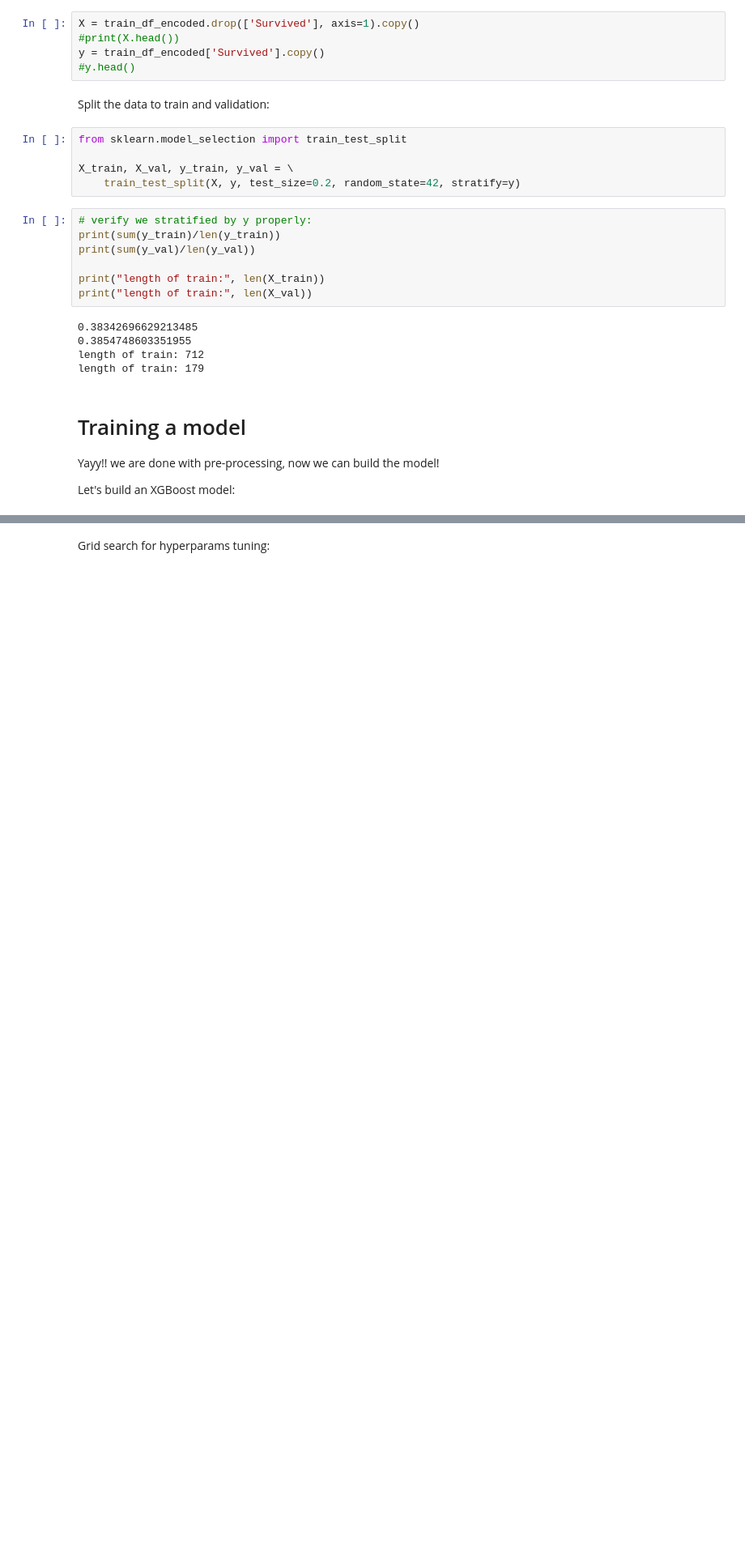
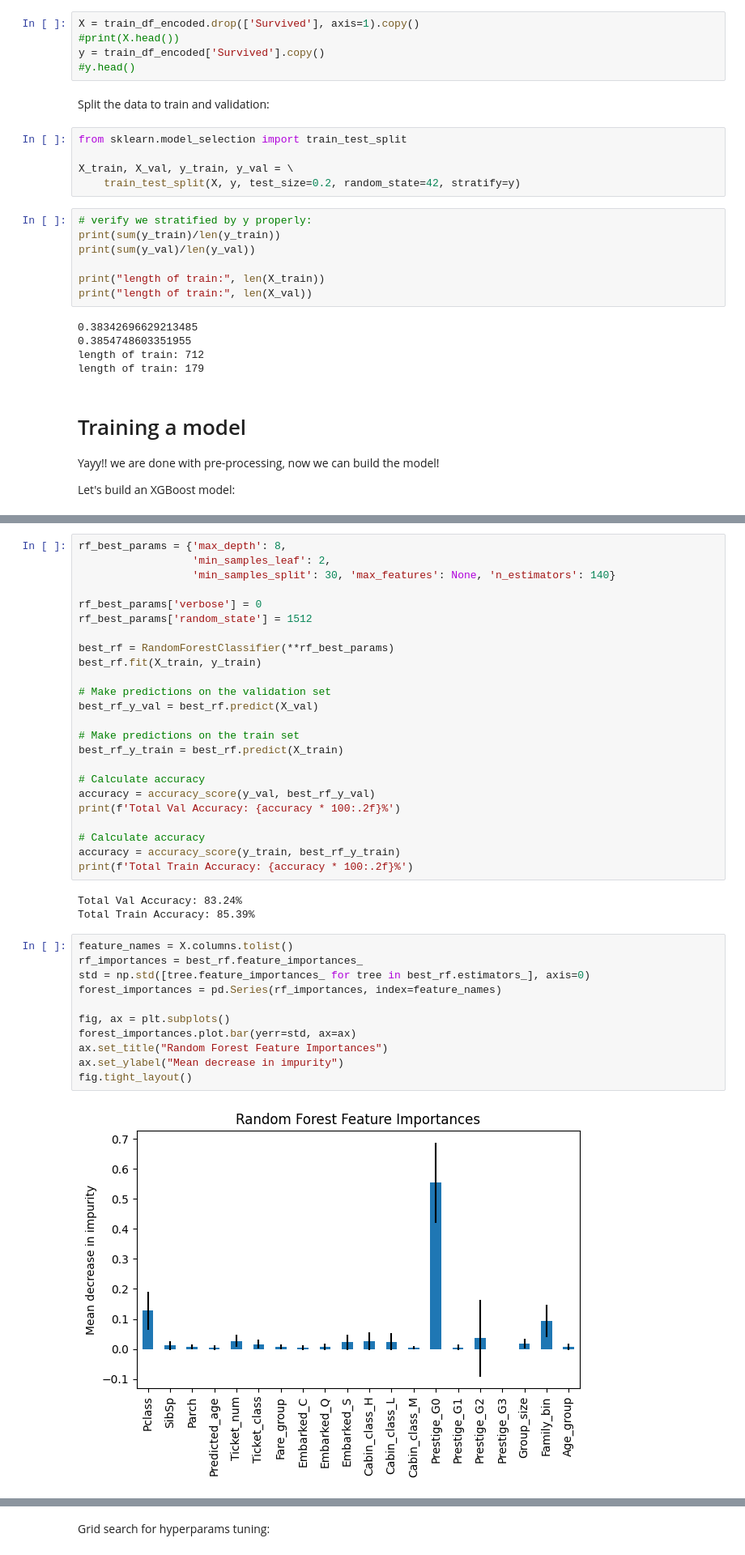
Before and after one commit to michalbh/titanic, a Jupyter notebook: titanic-trees-ensemble.ipynb, the cells around one changed output, grey strips where cells are left out. Shown: that part at 81% size. Cells and saved outputs as stored; diff of their text form; blank space fills up the shorter version.

Commit message:
Kaggle Notebook | Titanic_trees_ensemble | Version 27

```diff
--- a/titanic-trees-ensemble.ipynb
+++ b/titanic-trees-ensemble.ipynb
@@ -797,0 +1028,40 @@ Let's build an XGBoost model:
+# %%
+rf_best_params = {'max_depth': 8,
+                  'min_samples_leaf': 2,
+                  'min_samples_split': 30, 'max_features': None, 'n_estimators': 140}
+
+rf_best_params['verbose'] = 0
+rf_best_params['random_state'] = 1512
+
+best_rf = RandomForestClassifier(**rf_best_params)
+best_rf.fit(X_train, y_train)
+
+# Make predictions on the validation set
+best_rf_y_val = best_rf.predict(X_val)
+
+# Make predictions on the train set
+best_rf_y_train = best_rf.predict(X_train)
+
+# Calculate accuracy
+accuracy = accuracy_score(y_val, best_rf_y_val)
+print(f'Total Val Accuracy: {accuracy * 100:.2f}%')
+
+# Calculate accuracy
+accuracy = accuracy_score(y_train, best_rf_y_train)
+print(f'Total Train Accuracy: {accuracy * 100:.2f}%')
+# %% [output]
+Total Val Accuracy: 83.24%
+Total Train Accuracy: 85.39%
+# %%
+feature_names = X.columns.tolist()
+rf_importances = best_rf.feature_importances_
+std = np.std([tree.feature_importances_ for tree in best_rf.estimators_], axis=0)
+forest_importances = pd.Series(rf_importances, index=feature_names)
+
+fig, ax = plt.subplots()
+forest_importances.plot.bar(yerr=std, ax=ax)
+ax.set_title("Random Forest Feature Importances")
+ax.set_ylabel("Mean decrease in impurity")
+fig.tight_layout()
+# %% [output]
+[figure, added]
```
Also changed, not shown: parts of 38 cells of this notebook.
